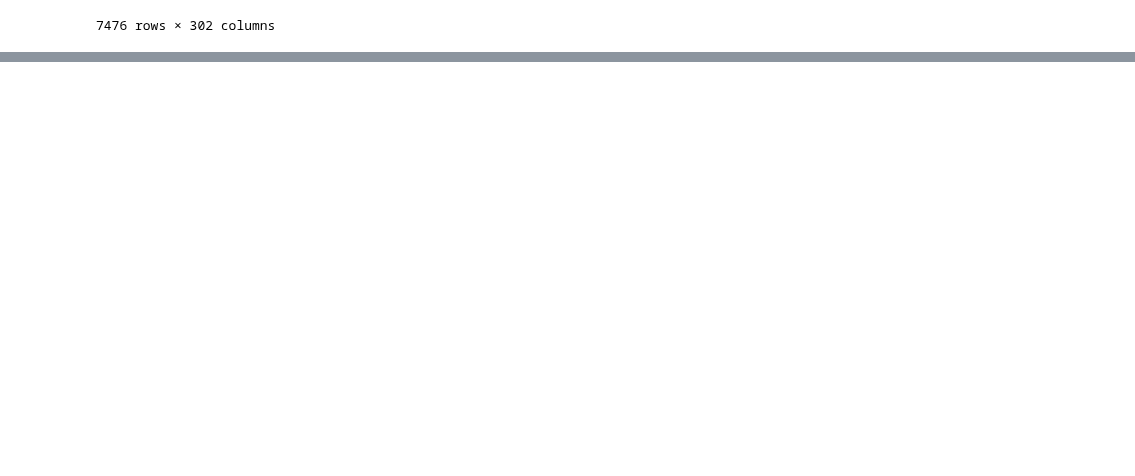
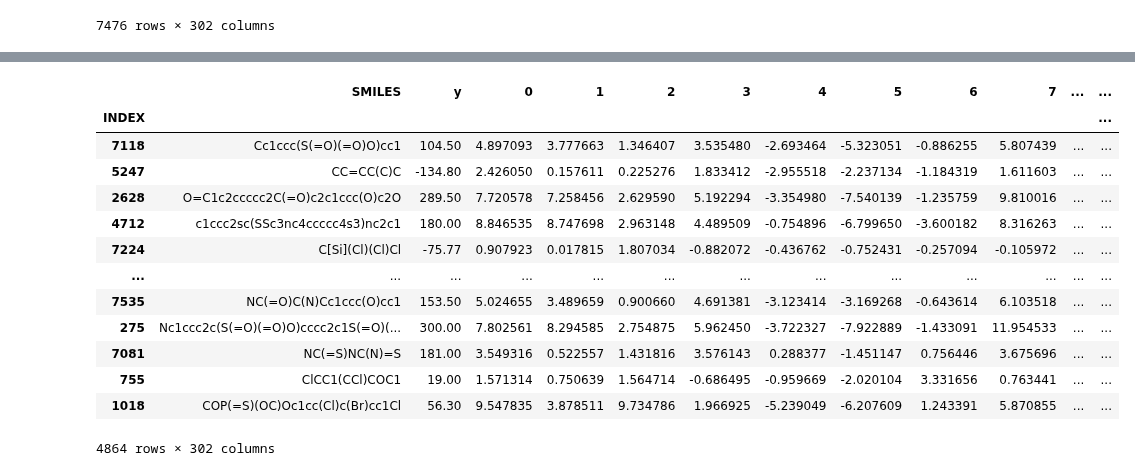
Before and after one commit to aravindhnivas/cxml_py, a Jupyter notebook: notebooks/testing.ipynb, the cells around one changed output, grey strips where cells are left out. Cells and saved outputs as stored; diff of their text form; code cells hidden in the pictures; blank space fills up the shorter version.

```diff
--- a/notebooks/testing.ipynb
+++ b/notebooks/testing.ipynb
@@ -203,0 +247,23 @@ y[6252]
+# %%
+# 2. Get the training indices
+train_indices = final_df_train.index
+
+# 3. Filter label_issues_df for only training data indices and then use it to clean
+train_label_issues = label_issues_df.loc[train_indices]
+final_df_train_cleaned = final_df_train[~train_label_issues["is_label_issue"]]
+final_df_train_cleaned
+# %% [output]
+|  | SMILES | y | 0 | 1 | 2 | 3 | 4 | 5 | 6 | 7 | ... | ... |
+| INDEX |  |  |  |  |  |  |  |  |  |  |  | ... |
+| 7118 | Cc1ccc(S(=O)(=O)O)cc1 | 104.50 | 4.897093 | 3.777663 | 1.346407 | 3.535480 | -2.693464 | -5.323051 | -0.886255 | 5.807439 | ... | ... |
+| 5247 | CC=CC(C)C | -134.80 | 2.426050 | 0.157611 | 0.225276 | 1.833412 | -2.955518 | -2.237134 | -1.184319 | 1.611603 | ... | ... |
+| 2628 | O=C1c2ccccc2C(=O)c2c1ccc(O)c2O | 289.50 | 7.720578 | 7.258456 | 2.629590 | 5.192294 | -3.354980 | -7.540139 | -1.235759 | 9.810016 | ... | ... |
+| 4712 | c1ccc2sc(SSc3nc4ccccc4s3)nc2c1 | 180.00 | 8.846535 | 8.747698 | 2.963148 | 4.489509 | -0.754896 | -6.799650 | -3.600182 | 8.316263 | ... | ... |
+| 7224 | C[Si](Cl)(Cl)Cl | -75.77 | 0.907923 | 0.017815 | 1.807034 | -0.882072 | -0.436762 | -0.752431 | -0.257094 | -0.105972 | ... | ... |
+| ... | ... | ... | ... | ... | ... | ... | ... | ... | ... | ... | ... | ... |
+| 7535 | NC(=O)C(N)Cc1ccc(O)cc1 | 153.50 | 5.024655 | 3.489659 | 0.900660 | 4.691381 | -3.123414 | -3.169268 | -0.643614 | 6.103518 | ... | ... |
+| 275 | Nc1ccc2c(S(=O)(=O)O)cccc2c1S(=O)(... | 300.00 | 7.802561 | 8.294585 | 2.754875 | 5.962450 | -3.722327 | -7.922889 | -1.433091 | 11.954533 | ... | ... |
+| 7081 | NC(=S)NC(N)=S | 181.00 | 3.549316 | 0.522557 | 1.431816 | 3.576143 | 0.288377 | -1.451147 | 0.756446 | 3.675696 | ... | ... |
+| 755 | ClCC1(CCl)COC1 | 19.00 | 1.571314 | 0.750639 | 1.564714 | -0.686495 | -0.959669 | -2.020104 | 3.331656 | 0.763441 | ... | ... |
+| 1018 | COP(=S)(OC)Oc1cc(Cl)c(Br)cc1Cl | 56.30 | 9.547835 | 3.878511 | 9.734786 | 1.966925 | -5.239049 | -6.207609 | 1.243391 | 5.870855 | ... | ... |
+4864 rows × 302 columns
```
Also changed, not shown: parts of 16 cells of this notebook.
